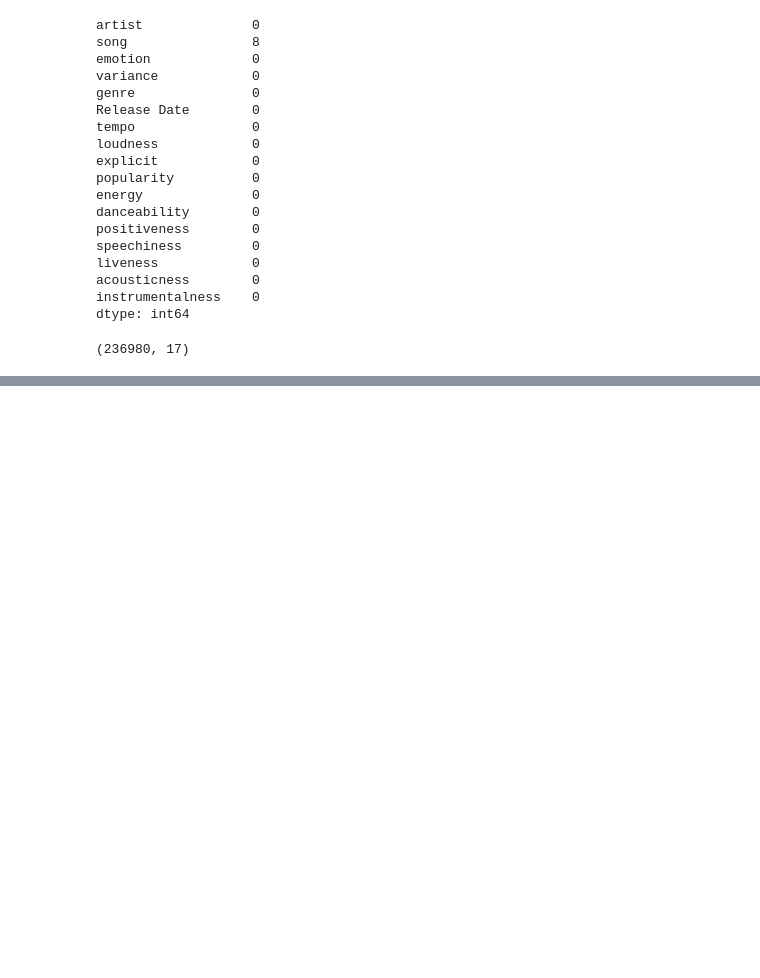
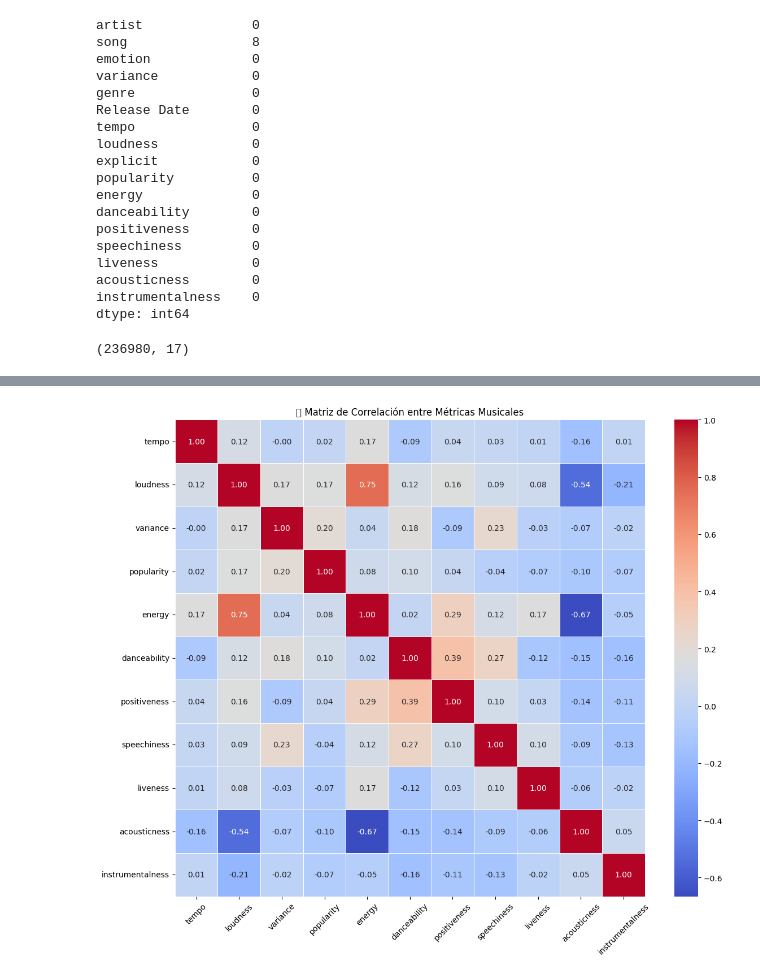
Before and after one commit to danielAcl9/SpotifyRecommender, a Jupyter notebook: notebooks/data_processing.ipynb, the cells around one changed output, grey strips where cells are left out. Drawn from its saved outputs; the diff is of its cells as text; code cells hidden in the pictures; blank space fills up the shorter version.

```diff
--- a/notebooks/data_processing.ipynb
+++ b/notebooks/data_processing.ipynb
@@ -83,0 +97,16 @@ df.shape
+# %%
+# Seleccionamos solo las columnas numéricas
+num_cols = [
+    "tempo", "loudness", "variance", "popularity", "energy", "danceability",
+    "positiveness", "speechiness", "liveness", "acousticness", "instrumentalness"
+]
+
+plt.figure(figsize=(12, 10))
+sns.heatmap(df[num_cols].corr(), annot=True, cmap="coolwarm", fmt=".2f", linewidths=0.5)
+plt.title("Matriz de Correlación entre Métricas Musicales")
+plt.xticks(rotation=45)
+plt.yticks(rotation=0)
+plt.tight_layout()
+plt.show()
+# %% [output]
+[figure, added]
```
Also changed, not shown: parts of 3 cells of this notebook.
